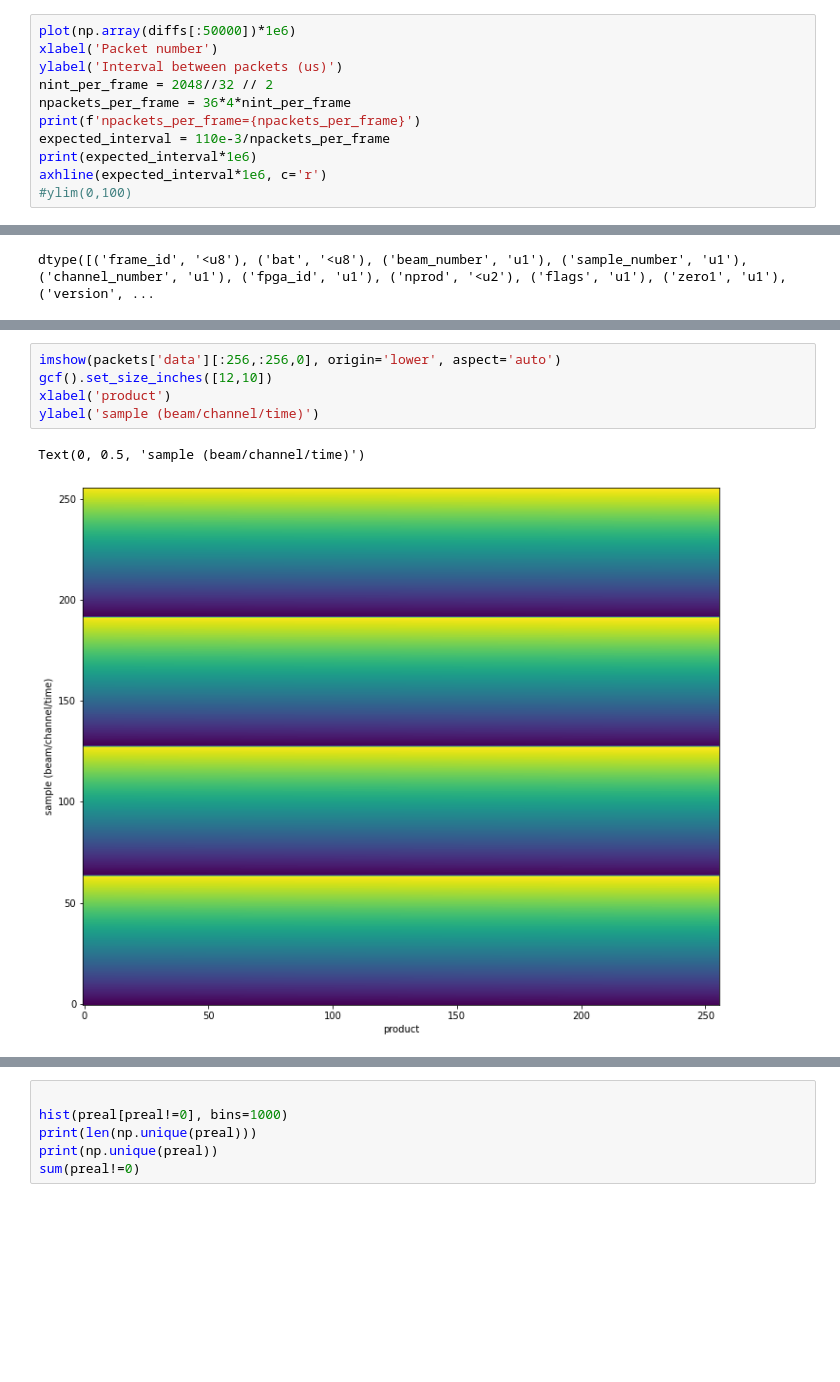
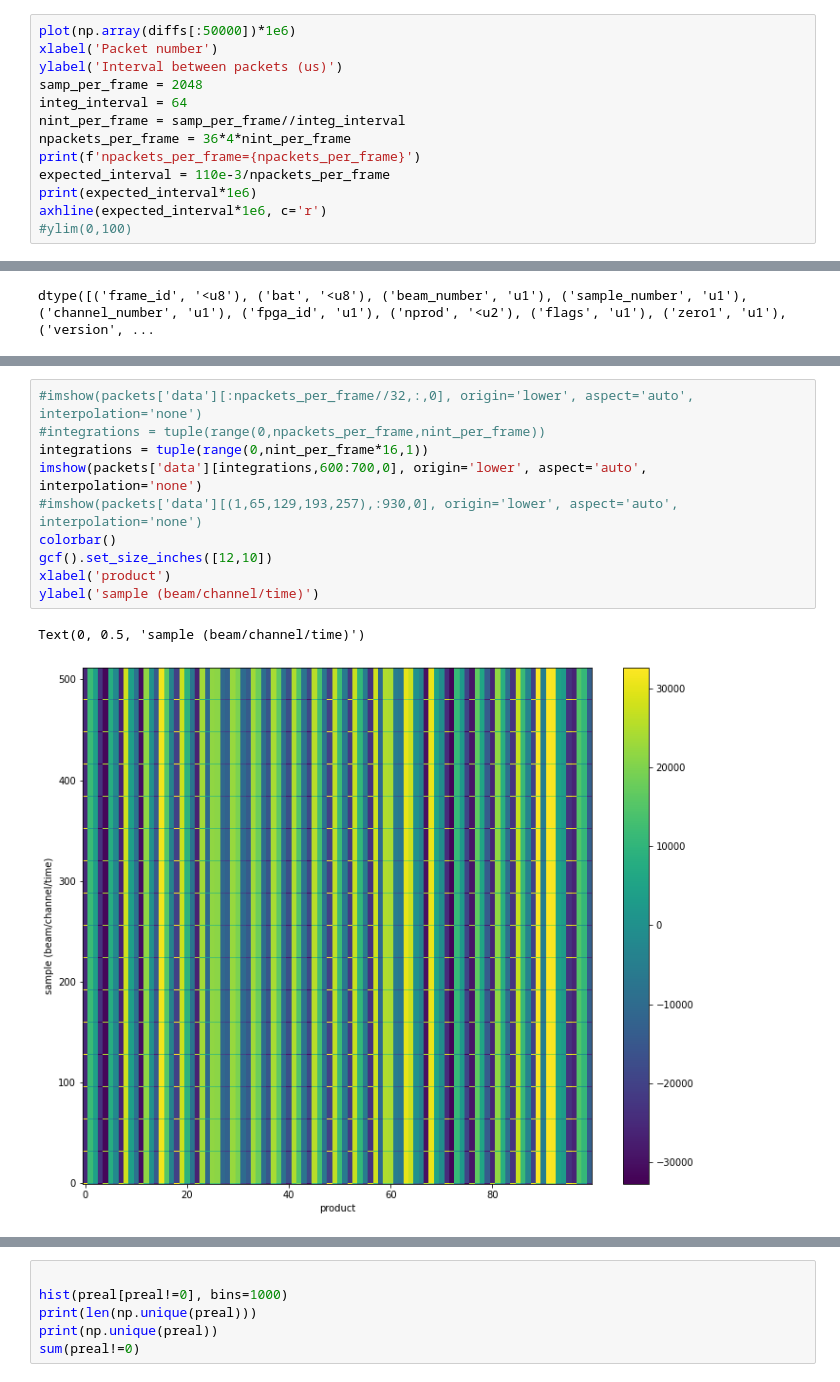
Before and after one commit to askap-craco/craco-python, a Jupyter notebook: notebooks/Quick look cat cardcap headers.ipynb, the cells around one changed output, grey strips where cells are left out. Cells and saved outputs as stored; diff of their text form; blank space fills up the shorter version.

Commit message:
More pcap file data analysis

```diff
--- a/notebooks/Quick look cat cardcap headers.ipynb
+++ b/notebooks/Quick look cat cardcap headers.ipynb
@@ -70,7 +80,9 @@ fout.close()
 plot(np.array(diffs[:50000])*1e6)
 xlabel('Packet number')
 ylabel('Interval between packets (us)')
-nint_per_frame = 2048//32 // 2
+samp_per_frame = 2048
+integ_interval = 64
+nint_per_frame = samp_per_frame//integ_interval
 npackets_per_frame = 36*4*nint_per_frame
 print(f'npackets_per_frame={npackets_per_frame}')
 expected_interval = 110e-3/npackets_per_frame
@@ -203,8 +211,13 @@ packets['data'].shape
 # %%
-imshow(packets['data'][:256,:256,0], origin='lower', aspect='auto')
+#imshow(packets['data'][:npackets_per_frame//32,:,0], origin='lower', aspect='auto', interpolation='none')
+#integrations = tuple(range(0,npackets_per_frame,nint_per_frame))
+integrations = tuple(range(0,nint_per_frame*16,1))
+imshow(packets['data'][integrations,600:700,0], origin='lower', aspect='auto', interpolation='none')
+#imshow(packets['data'][(1,65,129,193,257),:930,0], origin='lower', aspect='auto', interpolation='none')
+colorbar()
 gcf().set_size_inches([12,10])
 xlabel('product')
 ylabel('sample (beam/channel/time)')
 # %% [output]
 Text(0, 0.5, 'sample (beam/channel/time)')
-[figure, old version]
+[figure, new version]
```
Also changed, not shown: parts of 35 cells of this notebook.
